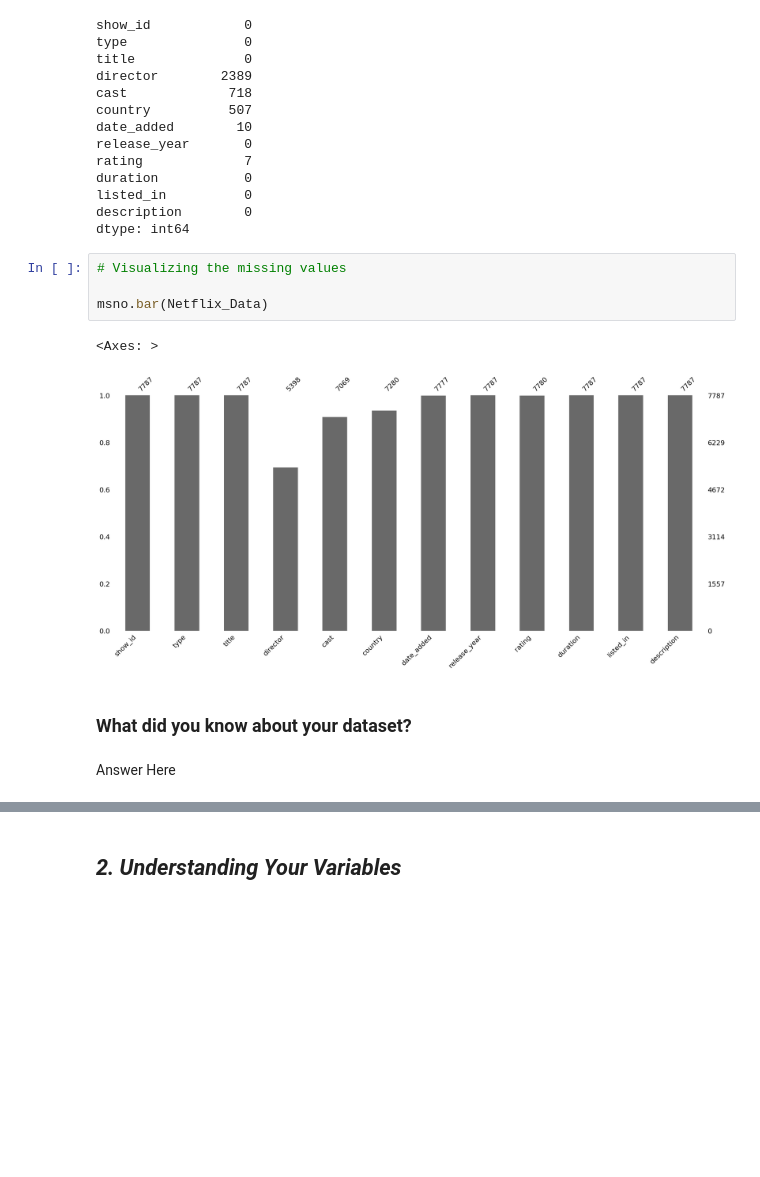
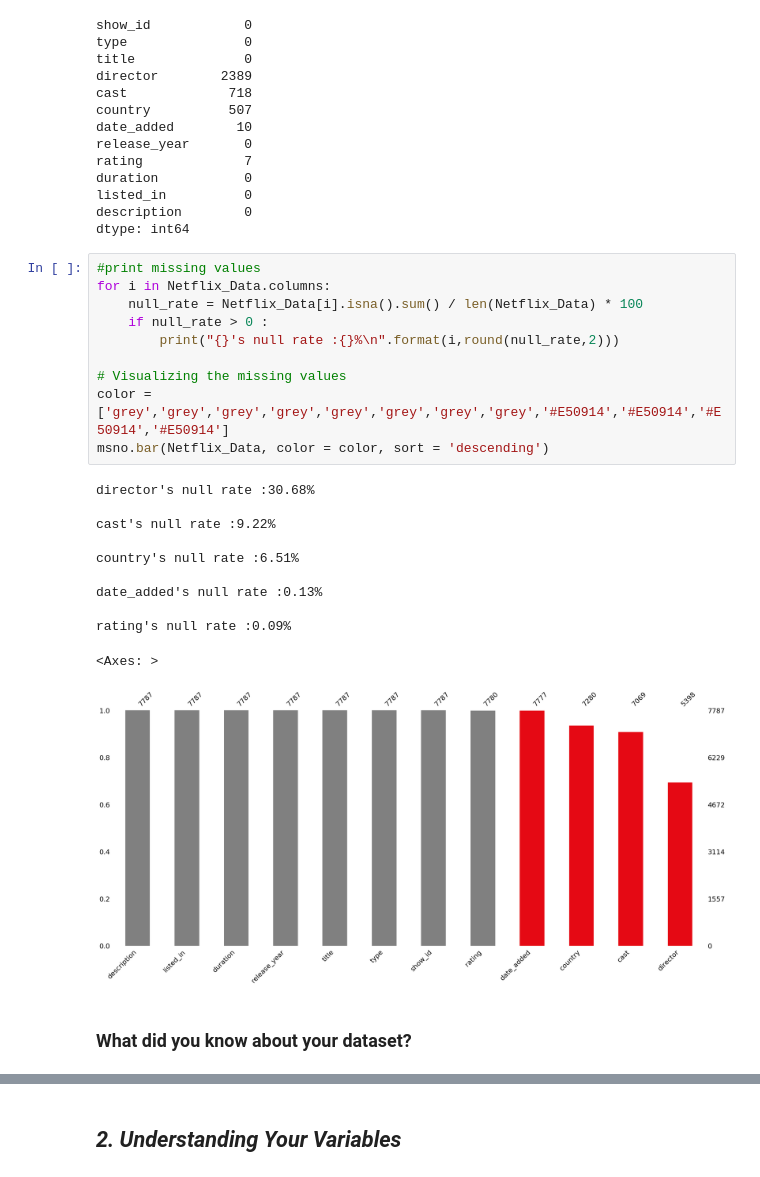
Before and after one commit to sourav03dutta/Netflix-Movies-and-TV-Shows-Clustering, a Jupyter notebook: Netflix_Movies_And_TV_Shows_Clustering.ipynb, the cells around one changed output, grey strips where cells are left out. Drawn from its saved outputs; the diff is of its cells as text; blank space fills up the shorter version.

```diff
--- a/Netflix_Movies_And_TV_Shows_Clustering.ipynb
+++ b/Netflix_Movies_And_TV_Shows_Clustering.ipynb
@@ -208,14 +208,27 @@ duration           0
 listed_in          0
 description        0
 dtype: int64
-# %%
-# Visualizing the missing values
-
-msno.bar(Netflix_Data)
-# %% [output]
-<Axes: >
-[figure, removed]
+# %%
+#print missing values
+for i in Netflix_Data.columns:
+    null_rate = Netflix_Data[i].isna().sum() / len(Netflix_Data) * 100
+    if null_rate > 0 :
+        print("{}'s null rate :{}%\n".format(i,round(null_rate,2)))
+
+# Visualizing the missing values
+color = ['grey','grey','grey','grey','grey','grey','grey','grey','#E50914','#E50914','#E50914','#E50914']
+msno.bar(Netflix_Data, color = color, sort = 'descending')
+# %% [output]
+director's null rate :30.68%
+
+cast's null rate :9.22%
+
+country's null rate :6.51%
+
+date_added's null rate :0.13%
+
+rating's null rate :0.09%
+<Axes: >
+[figure, added]
 # %% [markdown]
 ### What did you know about your dataset?
-# %% [markdown]
-Answer Here
```
Also changed, not shown: parts of 173 cells of this notebook.
